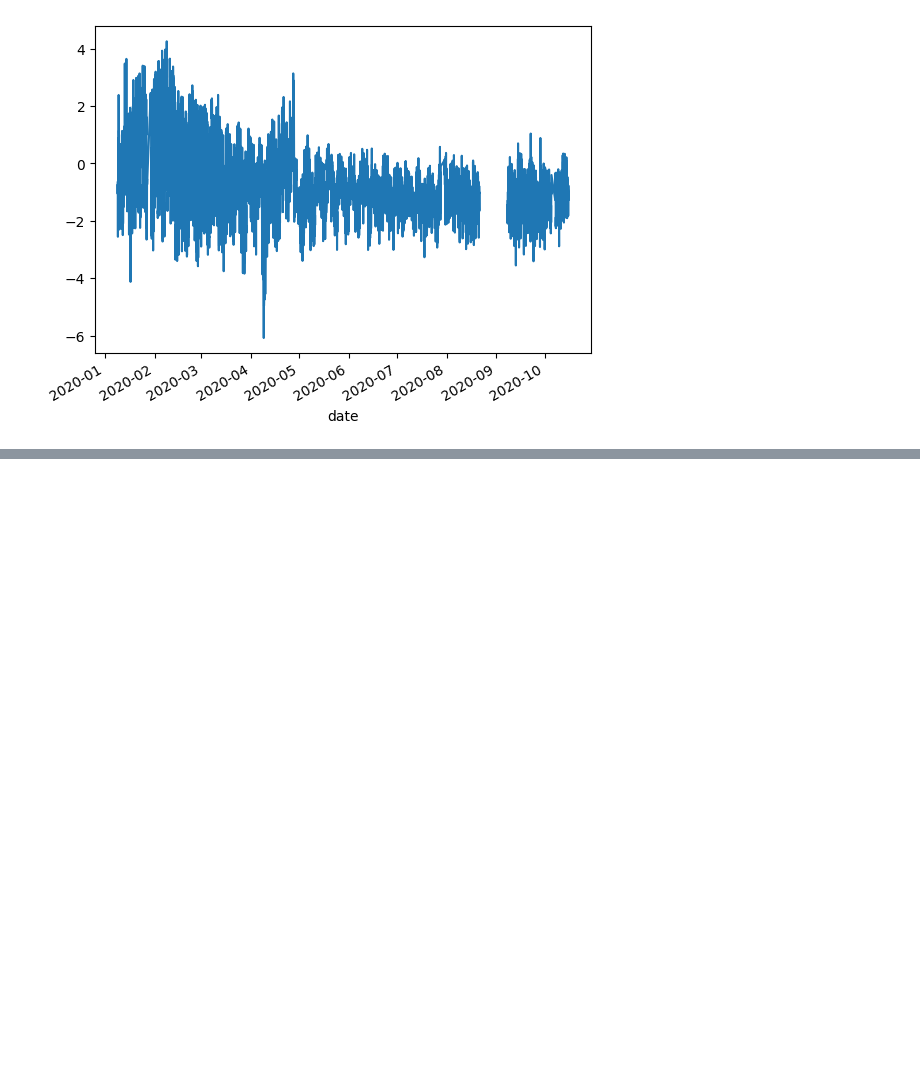
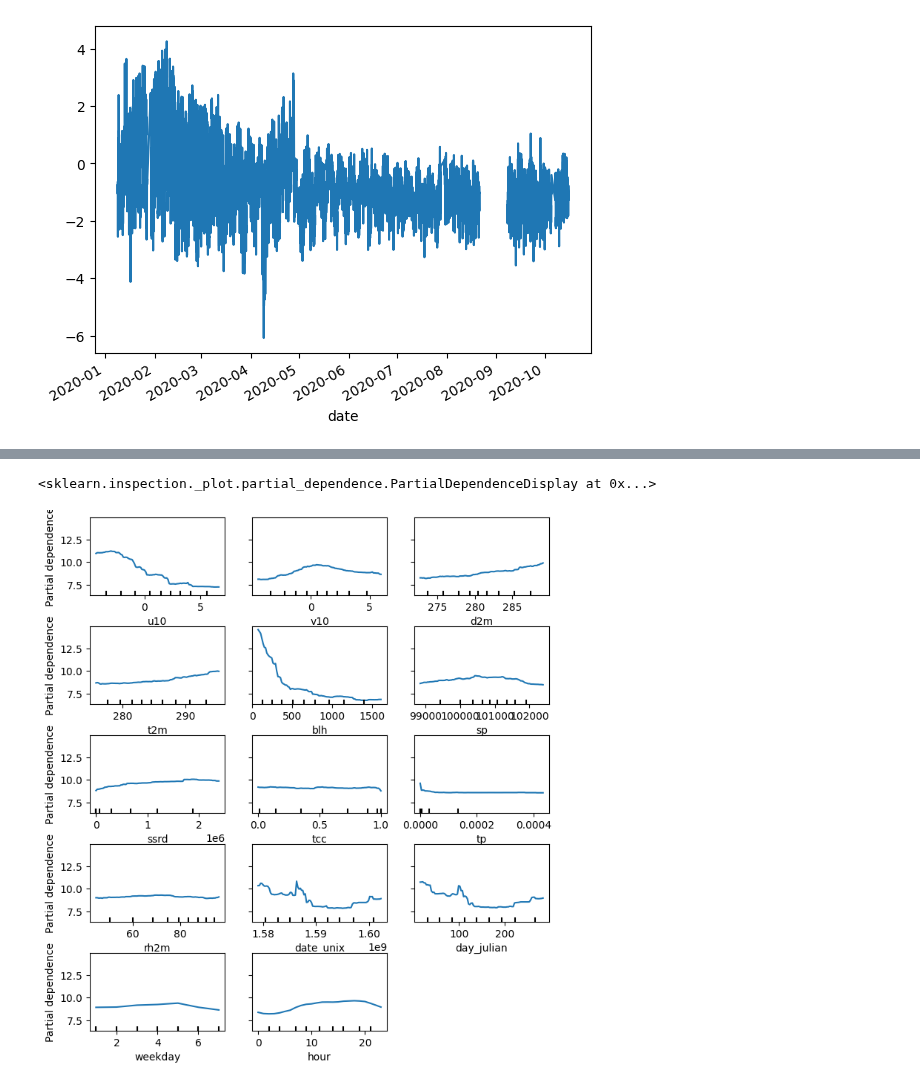
Before and after one commit to m-edal/normet, a Jupyter notebook: docs/notebooks/Case2_autodew.ipynb, the cells around one changed output, grey strips where cells are left out. Drawn from its saved outputs; the diff is of its cells as text; code cells hidden in the pictures; blank space fills up the shorter version.

```diff
--- a/docs/notebooks/Case2_autodew.ipynb
+++ b/docs/notebooks/Case2_autodew.ipynb
@@ -363,0 +372,3 @@ df_dewc2['MET_season'].plot()
+# %%
+df1a=ad.prepare_data(df1, value='PM2.5', feature_names=['u10', 'v10', 'd2m', 't2m',
+       'blh', 'sp', 'ssrd', 'tcc', 'tp', 'rh2m'], split_method='random',  fraction=0.75, seed=7654321)
@@ -363,0 +391,5 @@ df_dewc2['MET_season'].plot()
+# %%
+all_features=['u10', 'v10', 'd2m', 't2m',
+       'blh', 'sp', 'ssrd', 'tcc', 'tp', 'rh2m','date_unix', 'day_julian', 'weekday',
+       'hour']
+pdp_value=pdp.pdp_all(automl,df1a,feature_names=all_features)
@@ -363,0 +412,5 @@ df_dewc2['MET_season'].plot()
+# %%
+pdp.pdp_plot(automl, df1a, feature_names=all_features,figsize=(8,9),hspace=0.4)
+# %% [output]
+<sklearn.inspection._plot.partial_dependence.PartialDependenceDisplay at 0x...>
+[figure, added]
```
Also changed, not shown: parts of 35 cells of this notebook, 14 other files.
